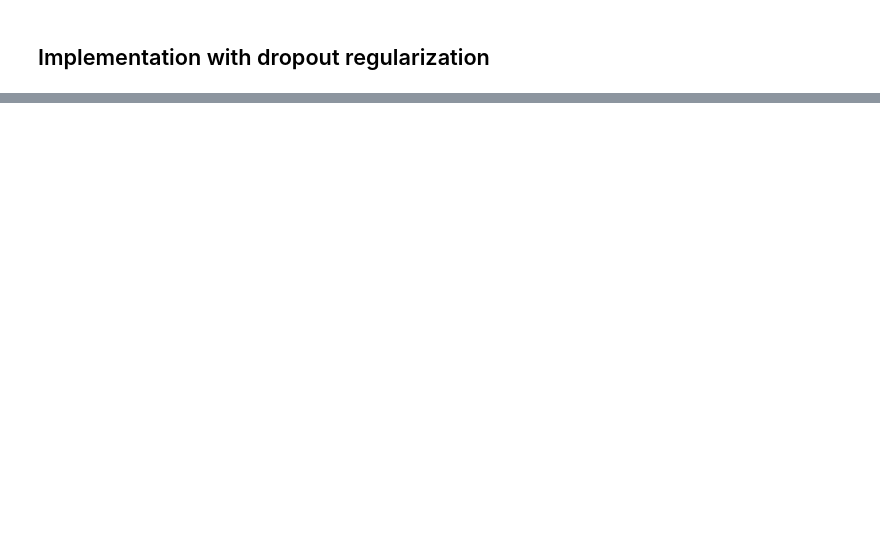
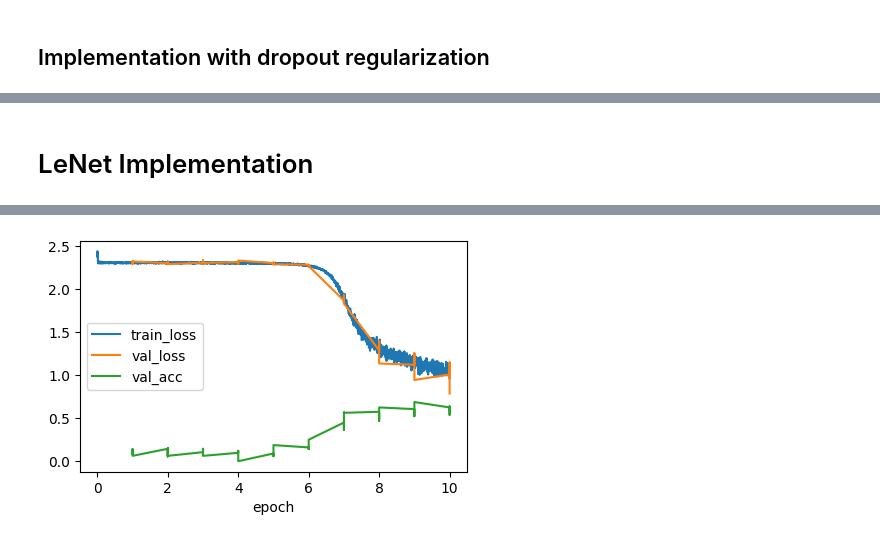
Before and after one commit to Arush04/ML_Clutter, a Jupyter notebook: experiments/classification.ipynb, the cells around one changed output, grey strips where cells are left out. Drawn from its saved outputs; the diff is of its cells as text; code cells hidden in the pictures; blank space fills up the shorter version.

```diff
--- a/experiments/classification.ipynb
+++ b/experiments/classification.ipynb
@@ -34,0 +36,18 @@ trainer.fit(model, data)
+# %% [markdown]
+# LeNet Implementation
+# %%
+import torch.nn as nn
+
+def init_cnn(module):
+    """
+    Uniform Xavier parameter initialization
+    x = sqrt(6 / n_in + n_out)
+    """
+    if type(module) == nn.Linear or type(module) == nn.Conv2d:
+        nn.init.xavier_uniform_(module.weight)
+# %%
+trainer = Trainer(max_epochs=10, num_gpus=1)
+model = LeNet(lr=0.1)
+model.apply_init([next(iter(data.get_dataloader(True)))[0]], init_cnn)
+trainer.fit(model, data)
+# %% [output]
@@ -34,0 +55 @@ trainer.fit(model, data)
+[figure, added]
```
Also changed, not shown: parts of 11 cells of this notebook, 2 other files.
